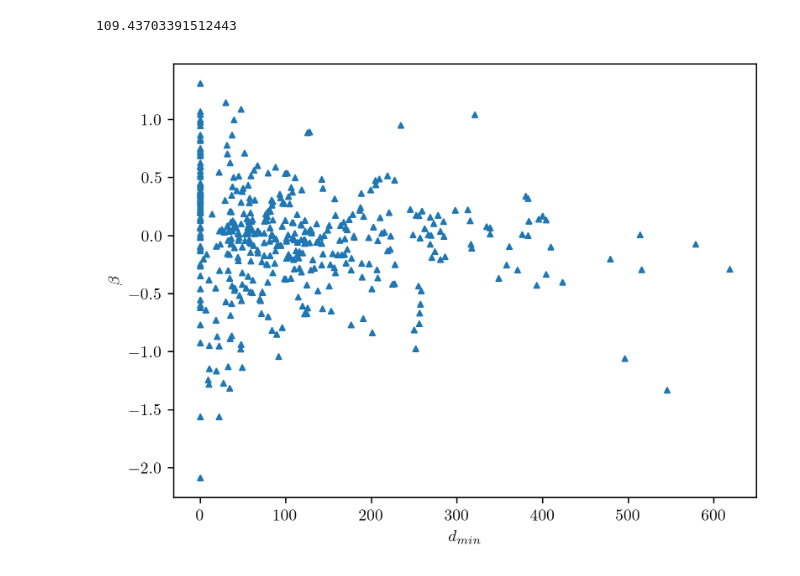
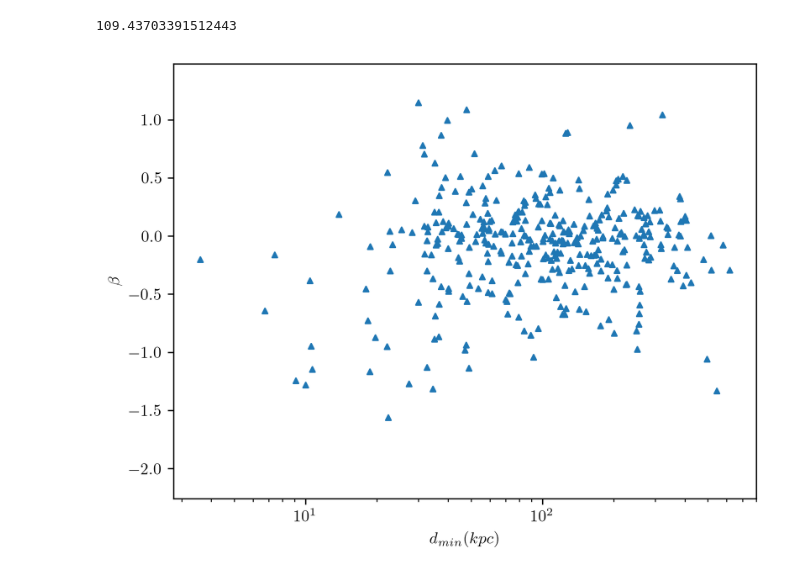
Before and after one commit to mkzeender/thesis, a Jupyter notebook: flyby.ipynb, the cells around one changed output. Drawn from its saved outputs; the diff is of its cells as text; code cells hidden in the pictures.

```diff
--- a/flyby.ipynb
+++ b/flyby.ipynb
@@ -77,17 +77,19 @@ np.mean(dat[s_filt]['d_innermost'])
 109.43703391512443
 # %%
 fig, ax = plt.subplots()
+
+ax.set_xscale('log')
 
 ax.scatter(
     dat[s_filt]['d_innermost'],
     dat[s_filt]['beta_r50'],
     s=10,
     marker='^'
 )
 
-ax.set_xlabel(r'$d_{min}$')
+ax.set_xlabel(r'$d_{min} (kpc)$')
 ax.set_ylabel(r'$\beta$')
 
 ax.set_label('Mass-Size Deviation and $R_{host}$')
 # %% [output]
-[figure, old version]
+[figure, new version]
```
Also changed, not shown: 2 other files.
